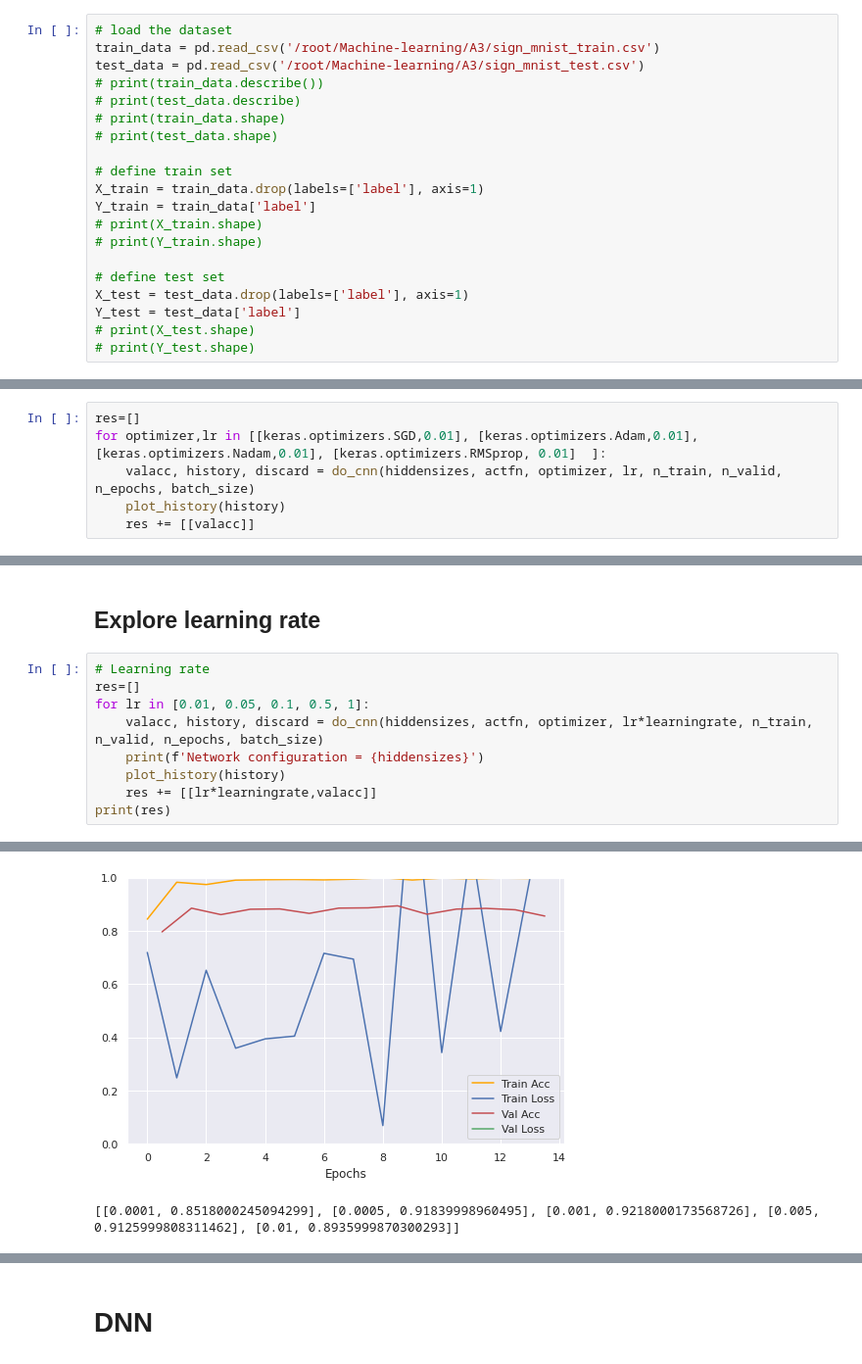
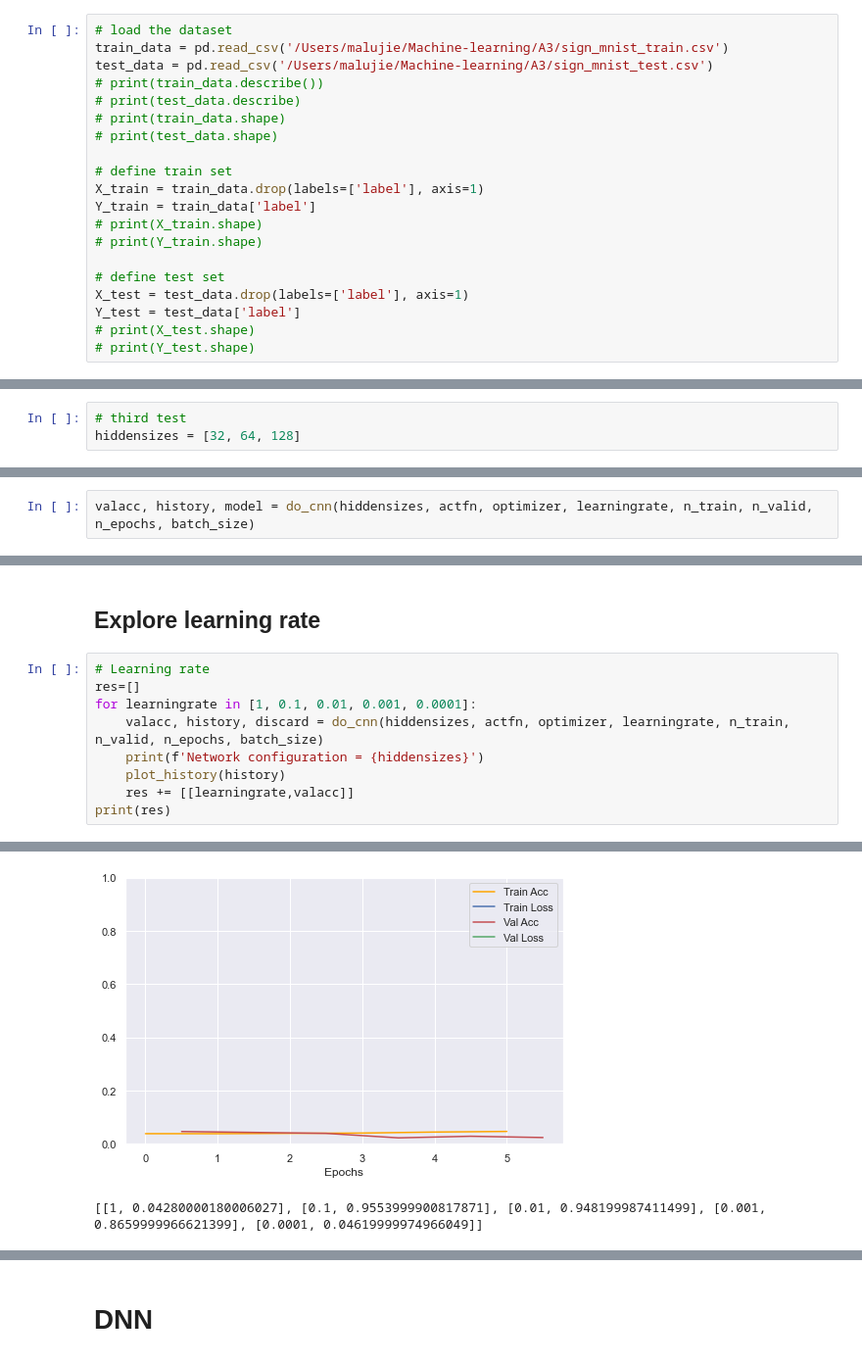
Before and after one commit to XiaoLinZzz/Machine-learning, a Jupyter notebook: A3/Assignment3_UMLT_2022_instructions.ipynb, the cells around one changed output, grey strips where cells are left out. Shown: that part at 98% size. Saved outputs shown, nothing was run; the diff lists cells and outputs as text.

```diff
--- a/A3/Assignment3_UMLT_2022_instructions.ipynb
+++ b/A3/Assignment3_UMLT_2022_instructions.ipynb
@@ -173,8 +171,8 @@ letter_num = {
 }
 # %%
 # load the dataset
-train_data = pd.read_csv('/root/Machine-learning/A3/sign_mnist_train.csv')
-test_data = pd.read_csv('/root/Machine-learning/A3/sign_mnist_test.csv')
+train_data = pd.read_csv('/Users/malujie/Machine-learning/A3/sign_mnist_train.csv')
+test_data = pd.read_csv('/Users/malujie/Machine-learning/A3/sign_mnist_test.csv')
 # print(train_data.describe())
 # print(test_data.describe)
 # print(train_data.shape)
@@ -372,6 +428,0 @@ plot_history(history)
-# %%
-res=[]
-for optimizer,lr in [[keras.optimizers.SGD,0.01], [keras.optimizers.Adam,0.01], [keras.optimizers.Nadam,0.01], [keras.optimizers.RMSprop, 0.01]  ]:
-    valacc, history, discard = do_cnn(hiddensizes, actfn, optimizer, lr, n_train, n_valid, n_epochs, batch_size)
-    plot_history(history)
-    res += [[valacc]]
@@ -463,0 +478,3 @@ We can see that Adam woks the best among these optimizers.
+# %%
+# third test
+hiddensizes = [32, 64, 128]
@@ -463,0 +566,2 @@ We can see that Adam woks the best among these optimizers.
+# %%
+valacc, history, model = do_cnn(hiddensizes, actfn, optimizer, learningrate, n_train, n_valid, n_epochs, batch_size)
@@ -466,11 +612,11 @@ We can see that Adam woks the best among these optimizers.
 # %%
 # Learning rate
 res=[]
-for lr in [0.01, 0.05, 0.1, 0.5, 1]:
-    valacc, history, discard = do_cnn(hiddensizes, actfn, optimizer, lr*learningrate, n_train, n_valid, n_epochs, batch_size)
+for learningrate in [1, 0.1, 0.01, 0.001, 0.0001]:
+    valacc, history, discard = do_cnn(hiddensizes, actfn, optimizer, learningrate, n_train, n_valid, n_epochs, batch_size)
     print(f'Network configuration = {hiddensizes}')
     plot_history(history)
-    res += [[lr*learningrate,valacc]]
+    res += [[learningrate,valacc]]
 print(res)
 # %% [output]
 Epoch 1/50
@@ -561,5 +703,5 @@ Network configuration = [16, 32, 16]
-[figure, old version]
+[figure, new version]
-[[0.0001, 0.8518000245094299], [0.0005, 0.91839998960495], [0.001, 0.9218000173568726], [0.005, 0.9125999808311462], [0.01, 0.8935999870300293]]
+[[1, 0.04280000180006027], [0.1, 0.9553999900817871], [0.01, 0.948199987411499], [0.001, 0.8659999966621399], [0.0001, 0.04619999974966049]]
 # %%
 res=np.array(res)
 plt.plot(res[:,0],res[:,1])
```
Also changed, not shown: parts of 90 cells of this notebook, 3 other files.
